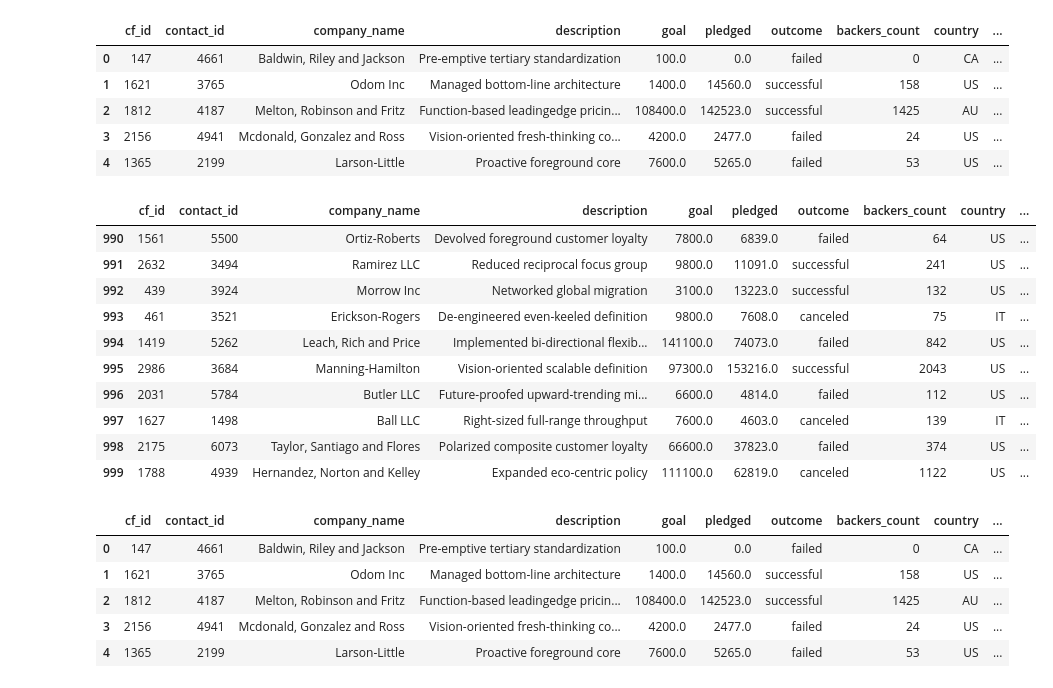
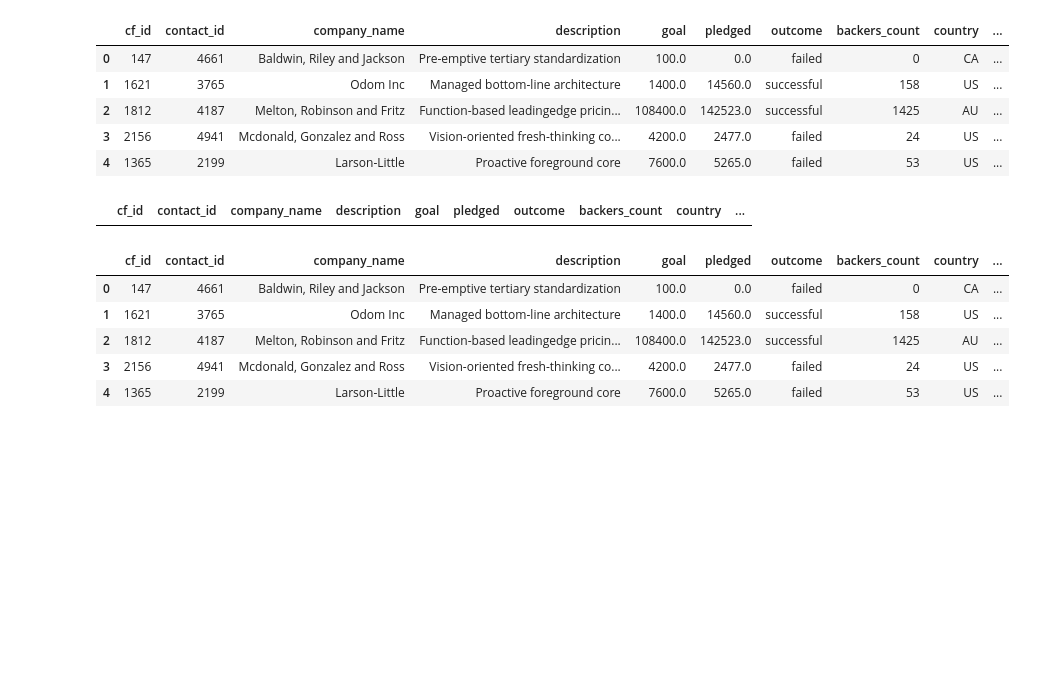
Before and after one commit to kbeerden/Crowdfund_ETL, a Jupyter notebook: ETL_Mini_Project_Starter_Code_KBeerden_SCunningham.ipynb, the cells around one changed output. Cells and saved outputs as stored; diff of their text form; code cells hidden in the pictures; blank space fills up the shorter version.

Commit message:
worked on the campaign_df, up to the merge

```diff
--- a/ETL_Mini_Project_Starter_Code_KBeerden_SCunningham.ipynb
+++ b/ETL_Mini_Project_Starter_Code_KBeerden_SCunningham.ipynb
@@ -209,6 +208,10 @@ campaign_df.head()
 | 4 | 1365 | 2199 | Larson-Little | Proactive foreground core | 7600 | 5265 | failed | 53 | US | ... |
 # %%
 # Rename the blurb, launched_at, and deadline columns.
+campaign_df.rename(columns={"blurb": "description",
+                            "launched_at": "launched_date",
+                            "deadline": "end_date"}, inplace=True)
+campaign_df.head()
 # %% [output]
 |  | cf_id | contact_id | company_name | description | goal | pledged | outcome | backers_count | country | ... |
 | 0 | 147 | 4661 | Baldwin, Riley and Jackson | Pre-emptive tertiary standardization | 100 | 0 | failed | 0 | CA | ... |
@@ -218,6 +221,8 @@ campaign_df.head()
 | 4 | 1365 | 2199 | Larson-Little | Proactive foreground core | 7600 | 5265 | failed | 53 | US | ... |
 # %%
 # Convert the goal and pledged columns to a `float` data type.
+campaign_df[["goal","pledged"]] = campaign_df[["goal", "pledged"]].astype('float')
+campaign_df.head()
 # %% [output]
 |  | cf_id | contact_id | company_name | description | goal | pledged | outcome | backers_count | country | ... |
 | 0 | 147 | 4661 | Baldwin, Riley and Jackson | Pre-emptive tertiary standardization | 100.0 | 0.0 | failed | 0 | CA | ... |
@@ -249,6 +254,9 @@ dtype: object
 # %%
 # Format the launched_date and end_date columns to datetime format
 from datetime import datetime as dt
+campaign_df["launched_date"] = pd.to_datetime(campaign_df["launched_date"])
+campaign_df["end_date"] = pd.to_datetime(campaign_df["end_date"])
+campaign_df.head()
 # %% [output]
 |  | cf_id | contact_id | company_name | description | goal | pledged | outcome | backers_count | country | ... |
 | 0 | 147 | 4661 | Baldwin, Riley and Jackson | Pre-emptive tertiary standardization | 100.0 | 0.0 | failed | 0 | CA | ... |
@@ -259,21 +267,11 @@ from datetime import datetime as dt
 # %%
 # Merge the campaign_df with the category_df on the "category" column and
 # the subcategory_df on the "subcategory" column.
 
-
+campaign_merged_df = pd.merge(pd.merge(campaign_df, category_df, on = 'category'), subcategory_df, on='subcategory')
 campaign_merged_df.tail(10)
 # %% [output]
 |  | cf_id | contact_id | company_name | description | goal | pledged | outcome | backers_count | country | ... |
-| 990 | 1561 | 5500 | Ortiz-Roberts | Devolved foreground customer loyalty | 7800.0 | 6839.0 | failed | 64 | US | ... |
-| 991 | 2632 | 3494 | Ramirez LLC | Reduced reciprocal focus group | 9800.0 | 11091.0 | successful | 241 | US | ... |
-| 992 | 439 | 3924 | Morrow Inc | Networked global migration | 3100.0 | 13223.0 | successful | 132 | US | ... |
-| 993 | 461 | 3521 | Erickson-Rogers | De-engineered even-keeled definition | 9800.0 | 7608.0 | canceled | 75 | IT | ... |
-| 994 | 1419 | 5262 | Leach, Rich and Price | Implemented bi-directional flexib... | 141100.0 | 74073.0 | failed | 842 | US | ... |
-| 995 | 2986 | 3684 | Manning-Hamilton | Vision-oriented scalable definition | 97300.0 | 153216.0 | successful | 2043 | US | ... |
-| 996 | 2031 | 5784 | Butler LLC | Future-proofed upward-trending mi... | 6600.0 | 4814.0 | failed | 112 | US | ... |
-| 997 | 1627 | 1498 | Ball LLC | Right-sized full-range throughput | 7600.0 | 4603.0 | canceled | 139 | IT | ... |
-| 998 | 2175 | 6073 | Taylor, Santiago and Flores | Polarized composite customer loyalty | 66600.0 | 37823.0 | failed | 374 | US | ... |
-| 999 | 1788 | 4939 | Hernandez, Norton and Kelley | Expanded eco-centric policy | 111100.0 | 62819.0 | canceled | 1122 | US | ... |
 # %%
 # Drop unwanted columns
 # %% [output]
```
Also changed, not shown: parts of 3 cells of this notebook, 2 other files.
